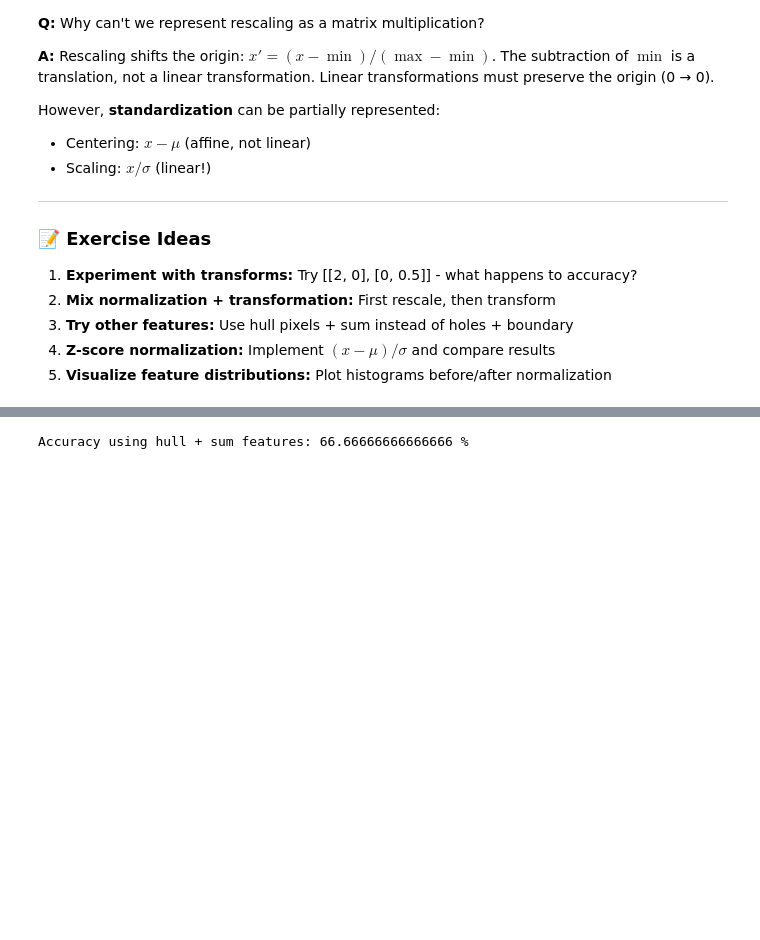
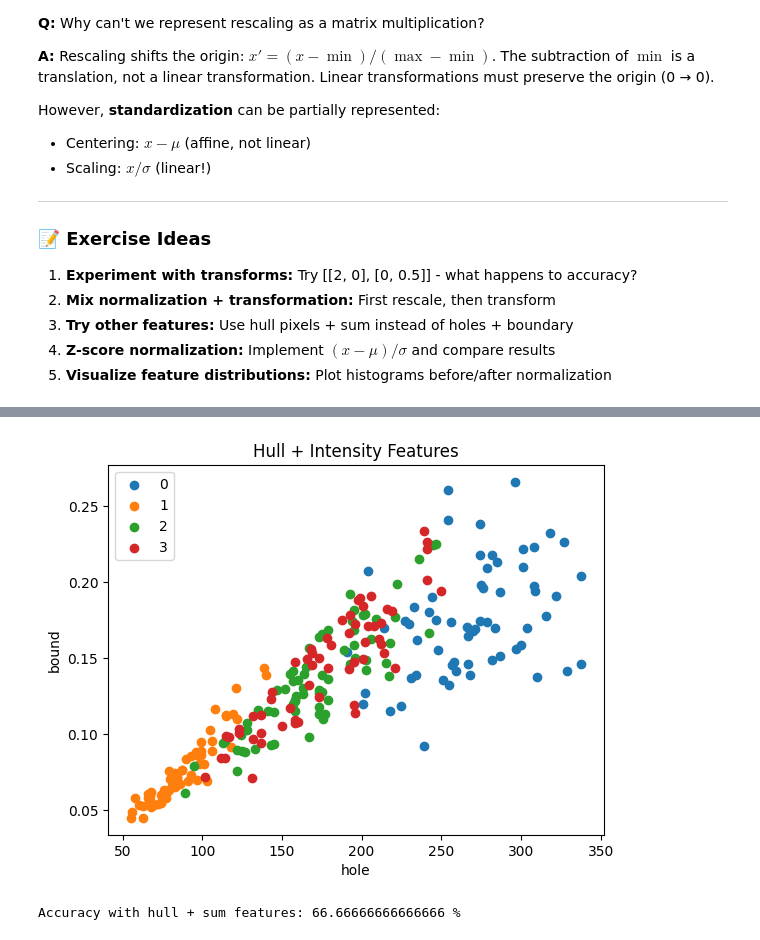
Before and after one commit to chmanaswini/Tutorials_and_labs, a Jupyter notebook: Copy_of_STP_Module_01_Lab_04_Transforming_data_using_linear_algebra_by_Om.ipynb, the cells around one changed output, grey strips where cells are left out. Saved outputs shown, nothing was run; the diff lists cells and outputs as text; code cells hidden in the pictures; blank space fills up the shorter version.

```diff
--- a/Copy_of_STP_Module_01_Lab_04_Transforming_data_using_linear_algebra_by_Om.ipynb
+++ b/Copy_of_STP_Module_01_Lab_04_Transforming_data_using_linear_algebra_by_Om.ipynb
@@ -704,17 +720,24 @@ Accuracy after rescaling + transform: 78.57142857142857 %
 # %%
-#3
+# 3️ Try new features: hull pixels + average pixel intensity
 train_hull = np.array([getHullPixels(i).sum() for i in train_X])
 test_hull = np.array([getHullPixels(i).sum() for i in test_X])
+
 train_sum = np.sum(train_X, (1, 2)) / (28 * 28)
 test_sum = np.sum(test_X, (1, 2)) / (28 * 28)
 
 train_feats_alt = np.vstack((train_hull, train_sum)).T
 test_feats_alt = np.vstack((test_hull, test_sum)).T
 
-# Accuracy with alternate features
-test_pred = NN(train_feats_alt, train_y, test_feats_alt)
-acc = Accuracy(test_y, test_pred)
-print("Accuracy using hull + sum features:", acc*100, "%")
+# Visualize
+fig, ax = plotData(train_feats_alt, train_y)
+plt.title("Hull + Intensity Features")
+plt.show()
+
+# Accuracy
+test_pred_alt = NN(train_feats_alt, train_y, test_feats_alt)
+acc_alt = Accuracy(test_y, test_pred_alt)
+print("Accuracy with hull + sum features:", acc_alt * 100, "%")
 # %% [output]
+[figure, added]
-Accuracy using hull + sum features: 66.66666666666666 %
+Accuracy with hull + sum features: 66.66666666666666 %
 # %%
```
Also changed, not shown: parts of 6 cells of this notebook.
